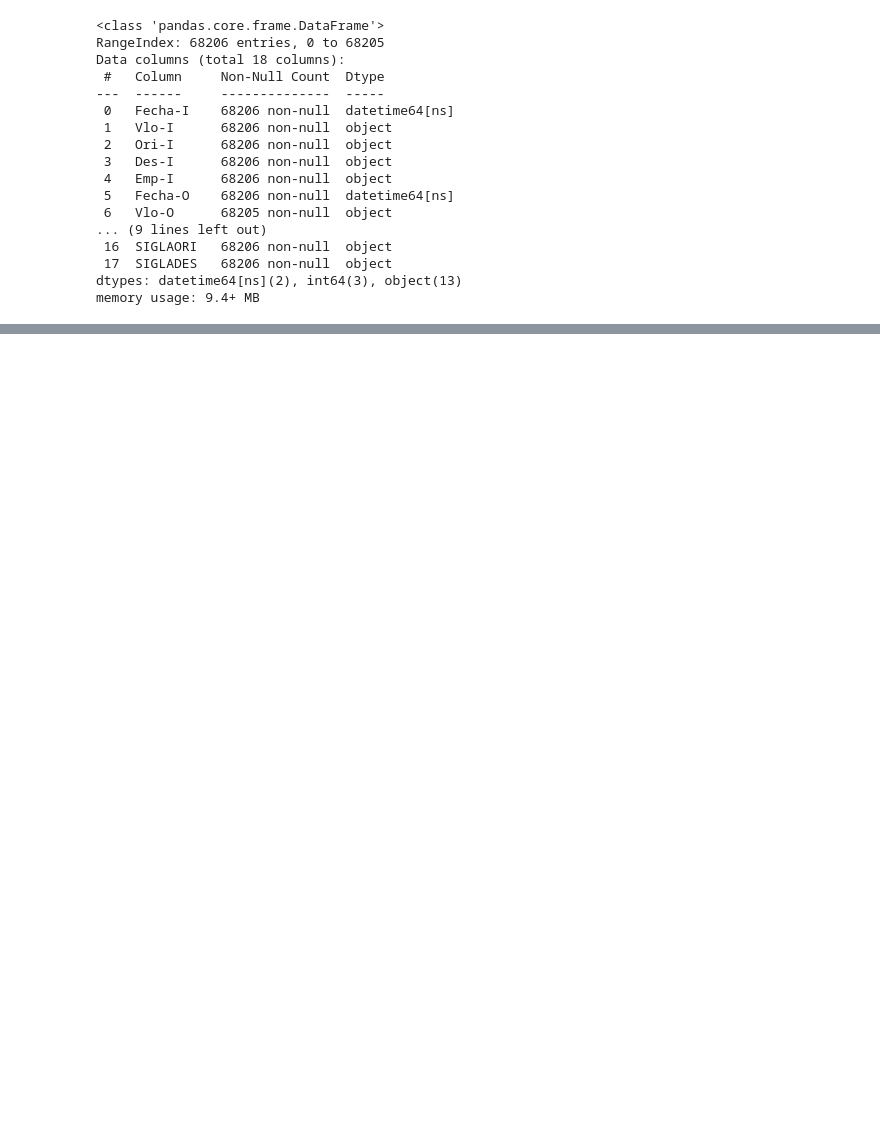
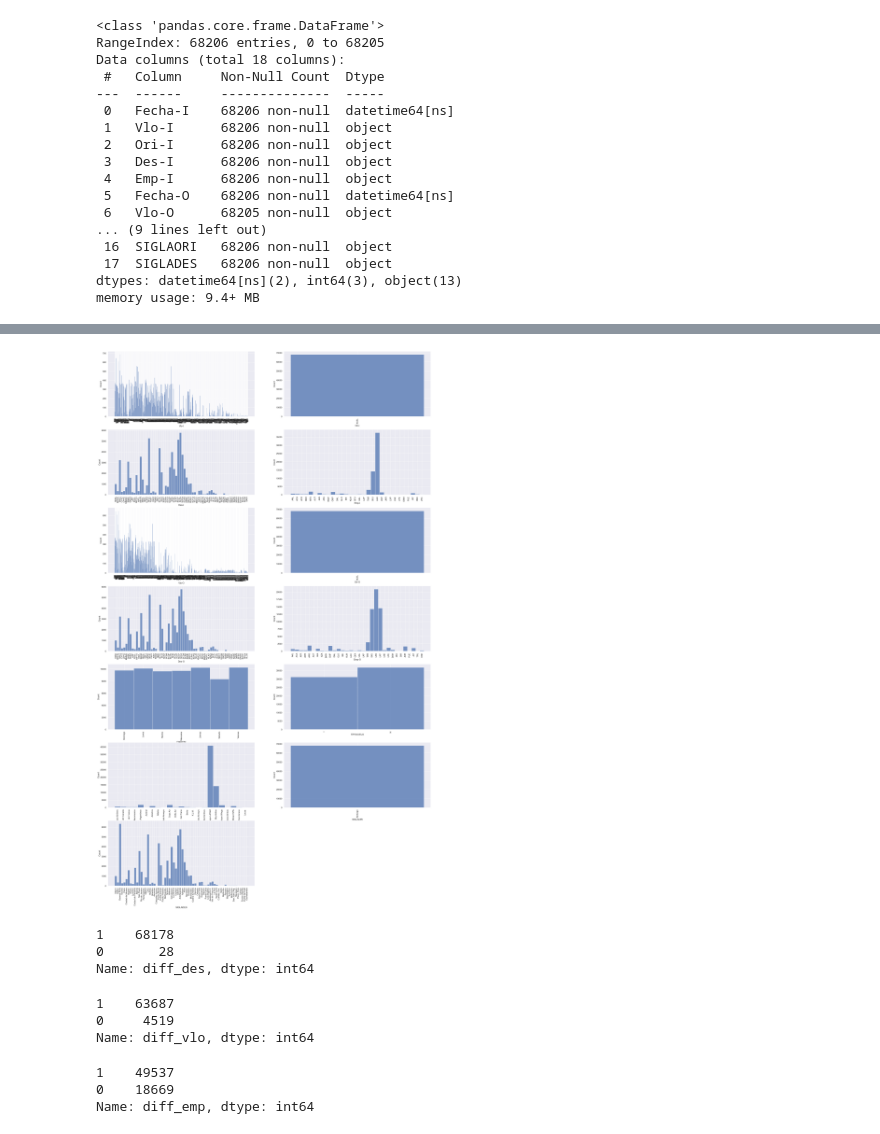
Before and after one commit to clcollao/pred_atraso_vuelos, a Jupyter notebook: pred_atraso_vuelos/prediccion_atraso_vuelos.ipynb, the cells around one changed output, grey strips where cells are left out. Saved outputs shown, nothing was run; the diff lists cells and outputs as text; code cells hidden in the pictures; blank space fills up the shorter version.

Commit message:
Se agrega visualizaciones, variable objetivo y descripción del ambiente local

```diff
--- a/pred_atraso_vuelos/prediccion_atraso_vuelos.ipynb
+++ b/pred_atraso_vuelos/prediccion_atraso_vuelos.ipynb
@@ -4,8 +16,11 @@
 ### 1. Librerias
 # %%
 #### Análisis exploratorio #################
+import datetime
+import numpy as np
 import pandas as pd
 import seaborn as sns
+sns.set_theme(style="darkgrid")
 import matplotlib.pyplot as plt
 
 #### Configuración #########################
@@ -72,3 +95,8 @@ Data columns (total 18 columns):
  17  SIGLADES   68206 non-null  object
 dtypes: datetime64[ns](2), int64(3), object(13)
 memory usage: 9.4+ MB
+# %%
+# Los números de vuelo se confirmará que son variables  categóricas
+
+df['Vlo-I'] = df['Vlo-I'].apply(lambda x: str(x))
+df['Vlo-O'] = df['Vlo-O'].apply(lambda x: str(x))
@@ -74,0 +111,4 @@ memory usage: 9.4+ MB
+# %%
+# Creación dataset con variables categóricas
+
+categoricas = df.select_dtypes(include=[object])
@@ -74,0 +134,13 @@ memory usage: 9.4+ MB
+# %%
+# Visualización variables categóricas
+
+
+plt.figure(figsize=(30,50))
+
+for i,col in enumerate(categoricas.columns,1):
+    plt.subplot(7,2,i)
+    sns.histplot(data=categoricas, x=col)
+    plt.xticks(rotation=90)
+plt.show()
+# %% [output]
+[figure, added]
@@ -74,0 +154,24 @@ memory usage: 9.4+ MB
+# %%
+# Cantidad de destinos operados distintos al programado
+
+df['diff_des'].value_counts()
+# %% [output]
+1    68178
+0       28
+Name: diff_des, dtype: int64
+# %%
+# Cantidad
+
+df['diff_vlo'].value_counts()
+# %% [output]
+1    63687
+0     4519
+Name: diff_vlo, dtype: int64
+# %%
+#
+
+df['diff_emp'].value_counts()
+# %% [output]
+1    49537
+0    18669
+Name: diff_emp, dtype: int64
```
Also changed, not shown: parts of 32 cells of this notebook.
